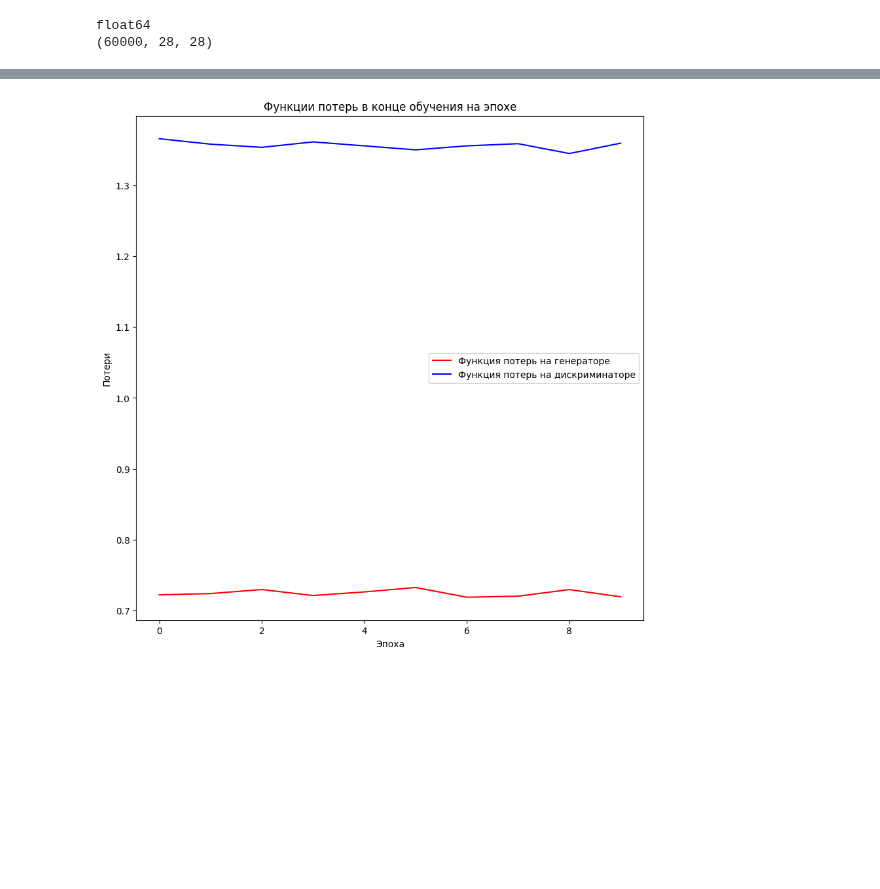
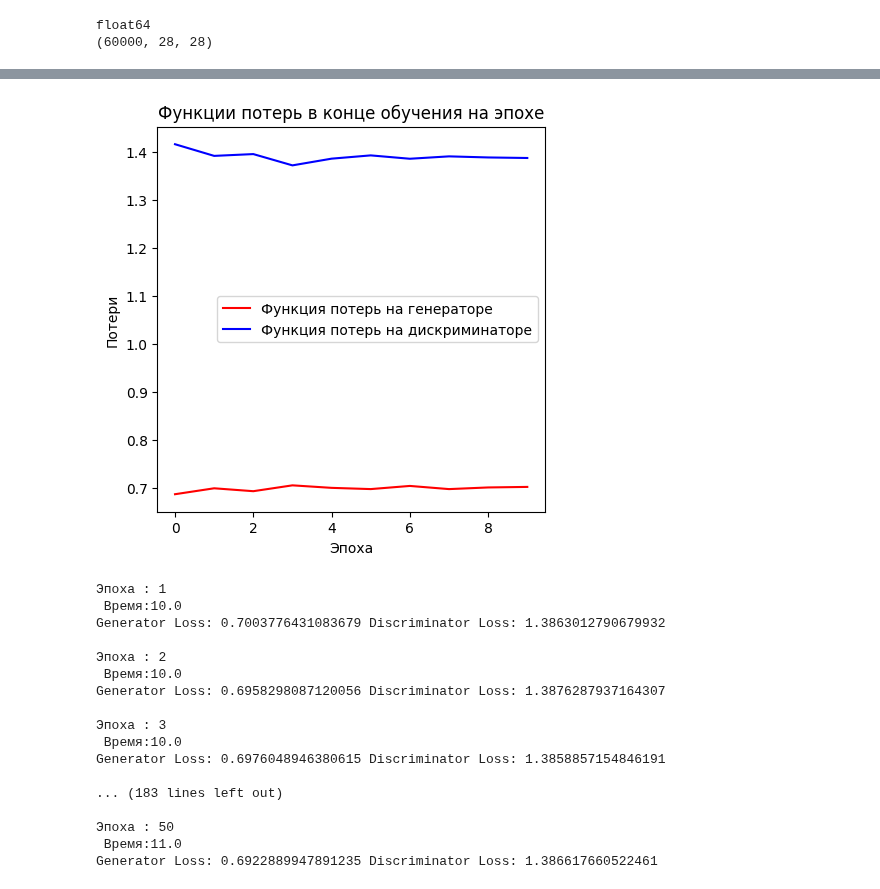
Before and after one commit to Maxxx-VS/The-Founder, a Jupyter notebook: 35_4_GAN_MNIST_fashion.ipynb, the cells around one changed output, grey strips where cells are left out. Cells and saved outputs as stored; diff of their text form; code cells hidden in the pictures; blank space fills up the shorter version.

```diff
--- a/35_4_GAN_MNIST_fashion.ipynb
+++ b/35_4_GAN_MNIST_fashion.ipynb
@@ -124,0 +160,18 @@ dataset=tf.data.Dataset.from_tensor_slices(train_images).batch(BATCH_SIZE)
+# %%
+def Discriminator():
+    model = tf.keras.models.Sequential()
+    model.add(tf.keras.layers.Input(INPUT_IMG))
+
+    model.add(tf.keras.layers.Conv2D(SIZE,2, strides=2, padding='same',kernel_initializer='he_normal', use_bias=False))
+    model.add(tf.keras.layers.BatchNormalization())
+    model.add(tf.keras.layers.LeakyReLU())
+
+    model.add(tf.keras.layers.Conv2D(SIZE*2,2, strides=2, padding='same',kernel_initializer='he_normal', use_bias=False))
+    model.add(tf.keras.layers.LeakyReLU())
+    model.add(tf.keras.layers.Flatten())
+    model.add(tf.keras.layers.Dense(1,activation = 'sigmoid'))
+
+    return model
+
+discriminator = Discriminator()
+discriminator.summary()
@@ -389,14 +349,34 @@ plot_generated_images(4)
 # %%
 def loss_plot(G, D):
-    plt.figure(figsize=(10,10))
+    plt.figure(figsize=(5,5))
     plt.plot(G,color='red',label='Функция потерь на генераторе')
     plt.plot(D,color='blue',label='Функция потерь на дискриминаторе')
     plt.legend()
     plt.xlabel('Эпоха')
     plt.ylabel('Потери')
     plt.title('Функции потерь в конце обучения на эпохе')
     plt.show()
 
 loss_plot(G, D)
 # %% [output]
-[figure, old version]
+[figure, new version]
+# %%
+G, D = train(50, dataset)
+# %% [output]
+Эпоха : 1
+ Время:10.0
+Generator Loss: 0.7003776431083679 Discriminator Loss: 1.3863012790679932
+
+Эпоха : 2
+ Время:10.0
+Generator Loss: 0.6958298087120056 Discriminator Loss: 1.3876287937164307
+
+Эпоха : 3
+ Время:10.0
+Generator Loss: 0.6976048946380615 Discriminator Loss: 1.3858857154846191
+
+... (183 lines left out)
+
+Эпоха : 50
+ Время:11.0
+Generator Loss: 0.6922889947891235 Discriminator Loss: 1.386617660522461
```
Also changed, not shown: parts of 16 cells of this notebook.
